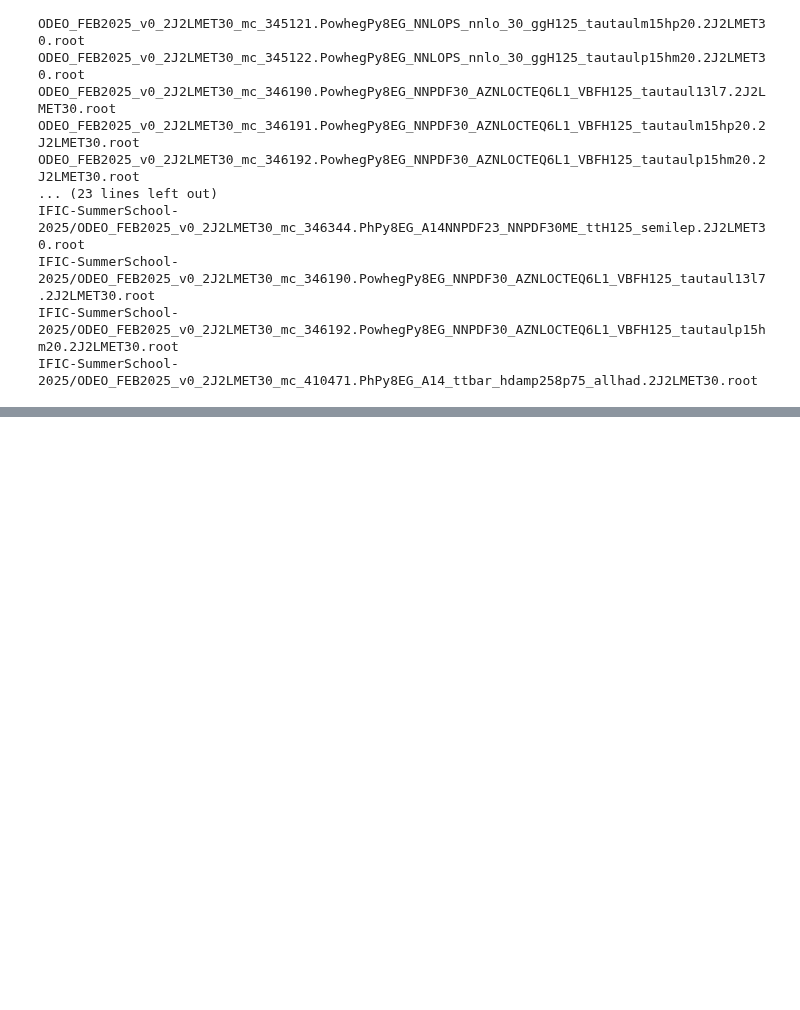
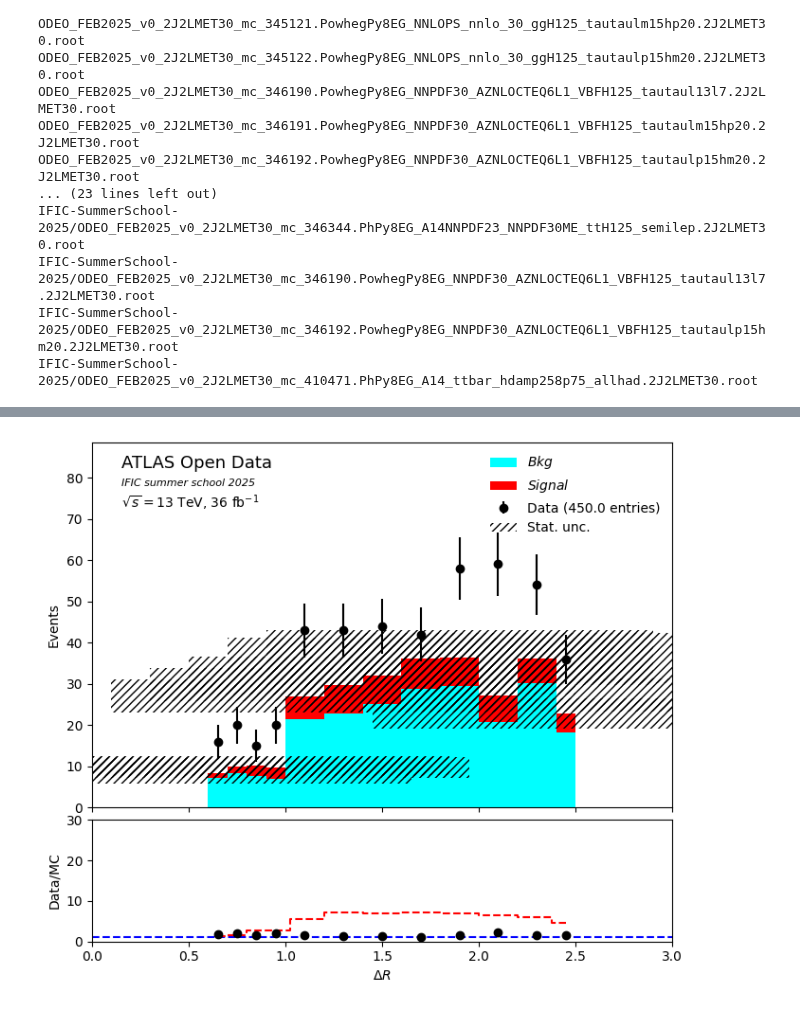
Before and after one commit to M0V1/IFIC-SummerSchool-2025, a Jupyter notebook: Htotautau.ipynb, the cells around one changed output, grey strips where cells are left out. Saved outputs shown, nothing was run; the diff lists cells and outputs as text; code cells hidden in the pictures; blank space fills up the shorter version.

```diff
--- a/Htotautau.ipynb
+++ b/Htotautau.ipynb
@@ -512,0 +530,68 @@ plot_data(bkg_data, signal_data, data_data)
+# %%
+def plot_data(bkg, signal, data, fit=True):
+    xmin, xmax, step_size = 0,3, 2
+    #bin_edges = np.arange(xmin, xmax + step_size, step_size)
+    bin_edges = np.array([0.6 , 0.7, 0.8,  0.9, 1, 1.2,1.4, 1.6,1.8, 2.0, 2.2,2.4,2.5])
+    bin_centres = (bin_edges[:-1] + bin_edges[1:]) / 2
+
+
+    data_y, _ = np.histogram(data['DeltaR'], bins=bin_edges)
+    data_yerr = np.sqrt(data_y)
+
+
+    bkg_y, _ = np.histogram(bkg['DeltaR'], bins=bin_edges, weights=bkg['Weight'])
+    signal_y, _ = np.histogram(signal['DeltaR'], bins=bin_edges, weights=signal['Weight'])
+
+
+    stacked_mc = np.vstack([bkg_y, signal_y])
+    total_mc = np.sum(stacked_mc, axis=0)
+
+
+    total_mc_err = np.sqrt(
+        np.histogram(bkg['DeltaR'], bins=bin_edges, weights=bkg['Weight']**2)[0] +
+        np.histogram(signal['DeltaR'], bins=bin_edges, weights=signal['Weight']**2)[0]
+    )
+
+    fig, (main_ax, ratio_ax) = plt.subplots(2, 1, figsize=(7, 6), gridspec_kw={'height_ratios': [3, 1]}, sharex=True)
+
+    main_ax.errorbar(bin_centres, data_y, yerr=data_yerr, fmt='ko', label=f'Data ({sum(data_y)} entries)')
+
+
+    main_ax.hist([bkg['DeltaR'], signal['DeltaR']],
+                 bins=bin_edges,
+                 weights=[bkg['Weight'], signal['Weight']],
+                 stacked=True,
+                 color=['cyan', 'red'],
+                 label=[r'$Bkg$', r'$Signal$'])
+
+
+    main_ax.bar(bin_centres, 2 * total_mc_err, alpha=0.5, bottom=total_mc - total_mc_err,
+                color='none', hatch="////", width=step_size, label='Stat. unc.')
+
+    main_ax.set_xlim(xmin, xmax)
+    main_ax.set_ylim(0, max(max(data_y), max(total_mc)) * 1.5)
+    main_ax.set_ylabel("Events")
+    main_ax.text(0.05, 0.93, 'ATLAS Open Data', transform=main_ax.transAxes, fontsize=13)
+    main_ax.text(0.05, 0.88, 'IFIC summer school 2025', transform=main_ax.transAxes, style='italic', fontsize=8)
+    main_ax.text(0.05, 0.82, r'$\sqrt{s}=13$ TeV, 36 fb$^{-1}$', transform=main_ax.transAxes)
+    main_ax.legend(frameon=False)
+
+
+    ratio = data_y / total_mc
+    ratio_err =  np.abs(ratio * np.sqrt((data_yerr / data_y)**2 + (total_mc_err / total_mc)**2))
+
+    ratio_ax.errorbar(bin_centres, ratio, yerr=ratio_err, fmt='ko')
+    ratio_ax.axhline(1, color='blue', linestyle='--')
+    ratio_ax.step(bin_centres, signal_y, where='mid', color='red', linestyle='--', label='Signal MC')
+
+    ratio_ax.set_ylabel("Data/MC")
+    ratio_ax.set_ylim(0, 30)
+    ratio_ax.set_xlabel(r"$\Delta R$")
+
+    plt.tight_layout()
+    plt.subplots_adjust(hspace=0.05)
+    plt.show()
+
+plot_data(bkg_data, signal_data, data_data)
+# %% [output]
+[figure, added]
```
Also changed, not shown: parts of 7 cells of this notebook.
